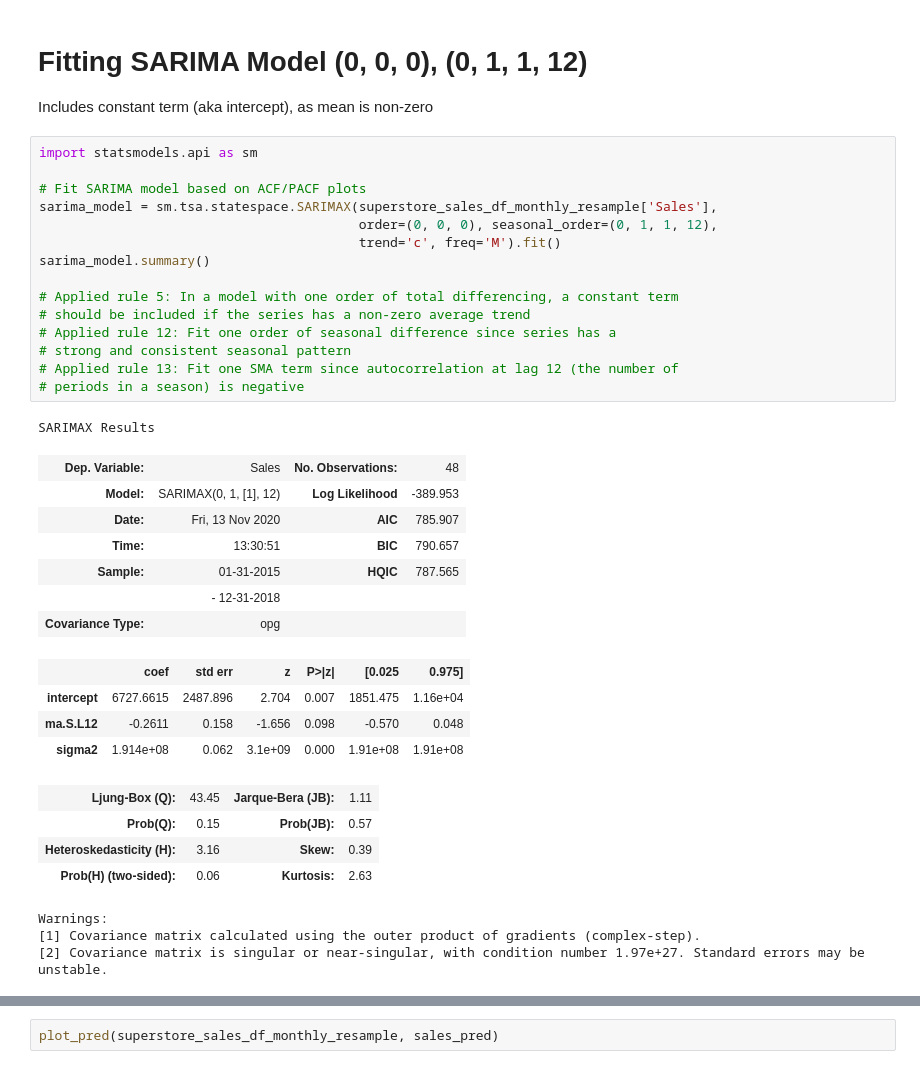
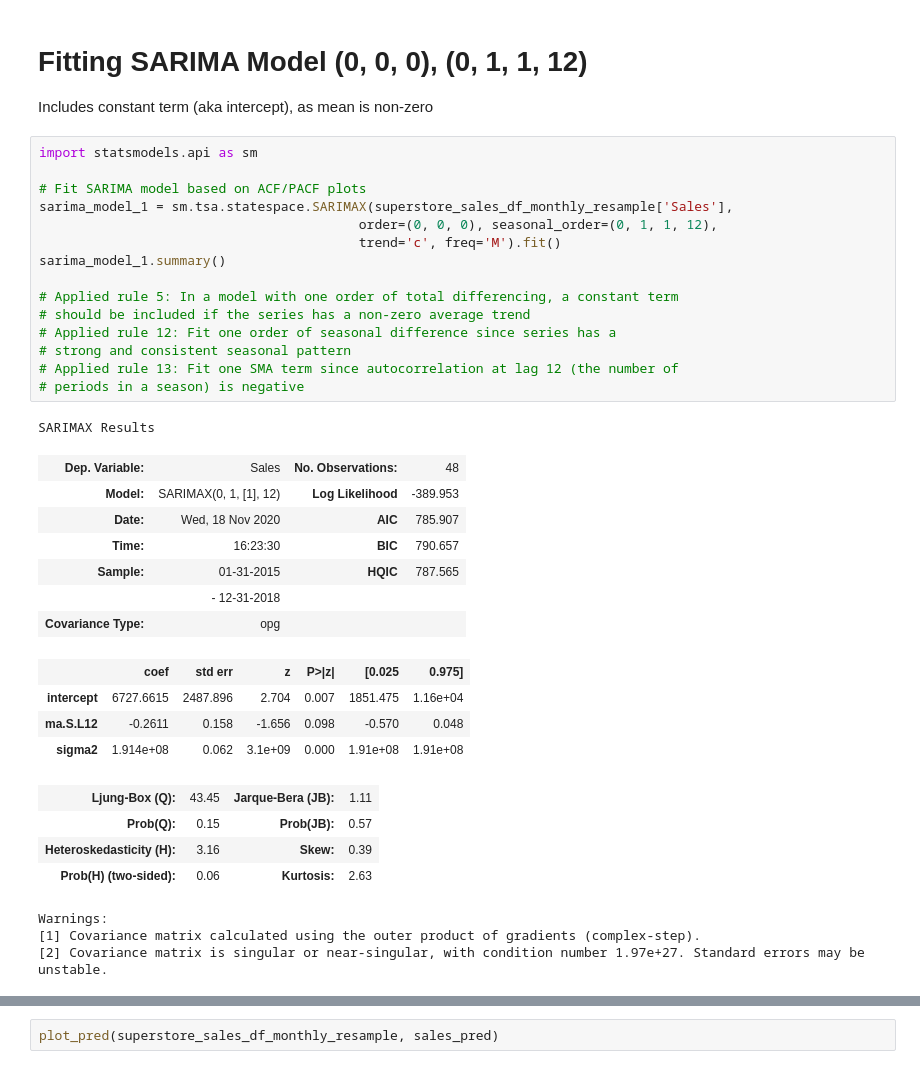
Before and after one commit to binh748/superstore-sales, a Jupyter notebook: notebooks/time_series_sales_modeling.ipynb, the cells around one changed output, grey strips where cells are left out. Cells and saved outputs as stored; diff of their text form.

```diff
--- a/notebooks/time_series_sales_modeling.ipynb
+++ b/notebooks/time_series_sales_modeling.ipynb
@@ -347,24 +348,24 @@ Includes constant term (aka intercept), as mean is non-zero
 # %%
 import statsmodels.api as sm
 
 # Fit SARIMA model based on ACF/PACF plots
-sarima_model = sm.tsa.statespace.SARIMAX(superstore_sales_df_monthly_resample['Sales'],
+sarima_model_1 = sm.tsa.statespace.SARIMAX(superstore_sales_df_monthly_resample['Sales'],
                                          order=(0, 0, 0), seasonal_order=(0, 1, 1, 12),
                                          trend='c', freq='M').fit()
-sarima_model.summary()
+sarima_model_1.summary()
 
 # Applied rule 5: In a model with one order of total differencing, a constant term
 # should be included if the series has a non-zero average trend
 # Applied rule 12: Fit one order of seasonal difference since series has a
 # strong and consistent seasonal pattern
 # Applied rule 13: Fit one SMA term since autocorrelation at lag 12 (the number of
 # periods in a season) is negative
 # %% [output]
 SARIMAX Results
 | Dep. Variable: | Sales | No. Observations: | 48 |
 | Model: | SARIMAX(0, 1, [1], 12) | Log Likelihood | -389.953 |
-| Date: | Fri, 13 Nov 2020 | AIC | 785.907 |
-| Time: | 13:30:51 | BIC | 790.657 |
+| Date: | Wed, 18 Nov 2020 | AIC | 785.907 |
+| Time: | 16:23:30 | BIC | 790.657 |
 | Sample: | 01-31-2015 | HQIC | 787.565 |
 |  | - 12-31-2018 |  |  |
 | Covariance Type: | opg |  |  |
```
Also changed, not shown: parts of 20 cells of this notebook.
